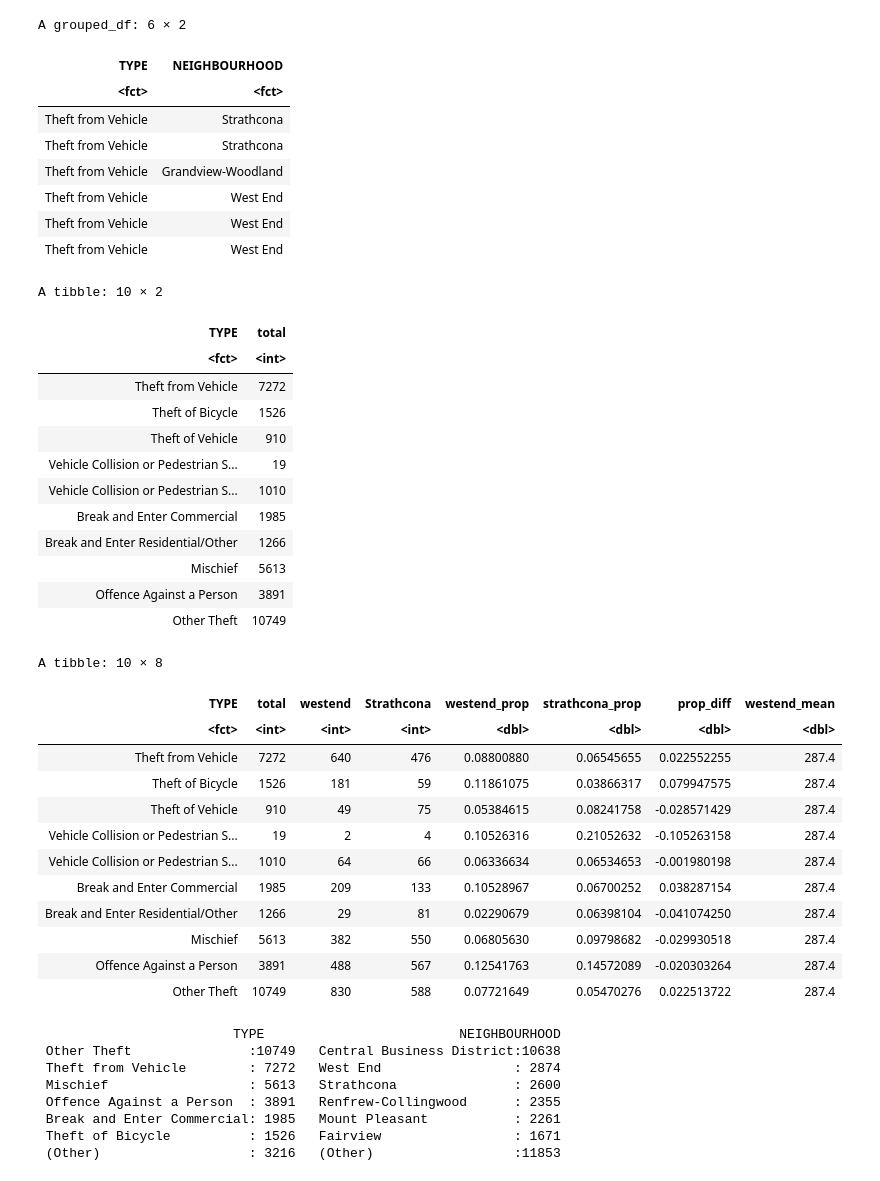
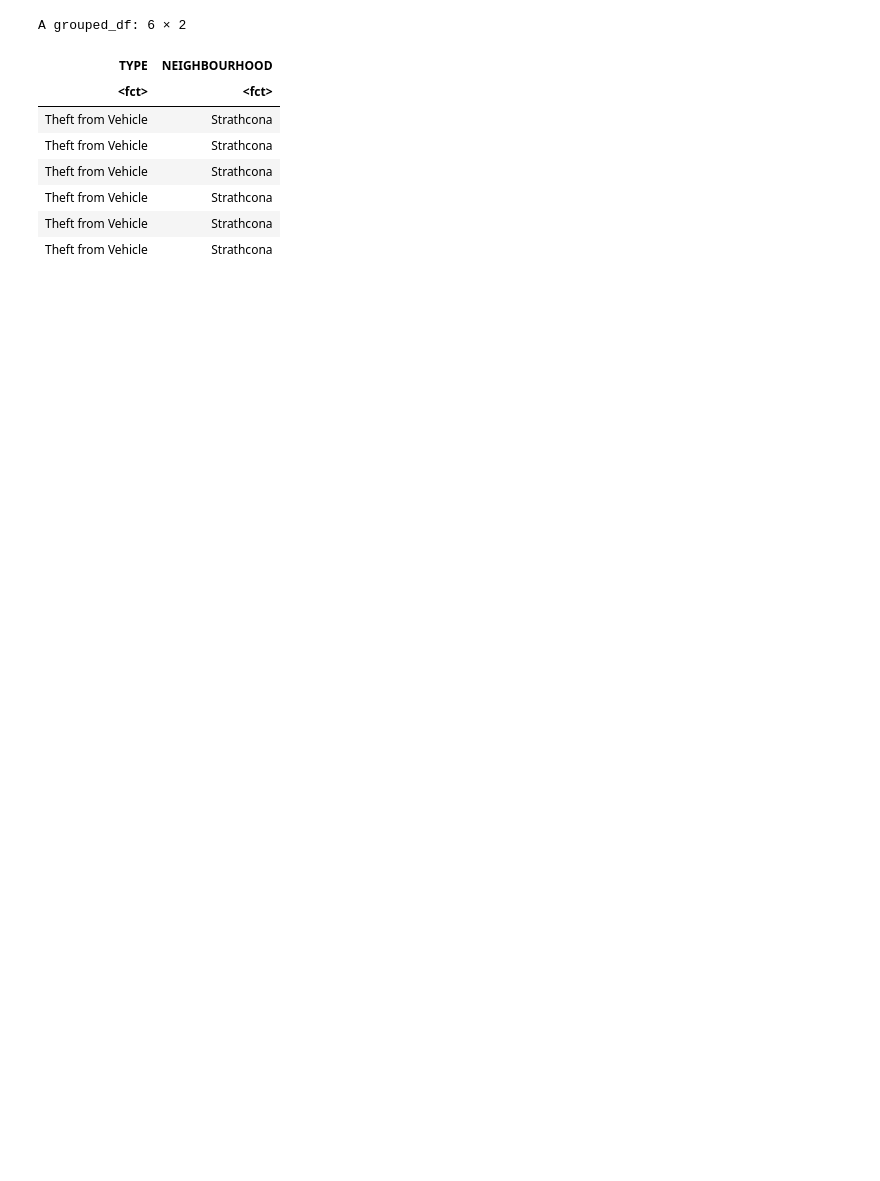
Before and after one commit to vkyaang/Stat201-project, a Jupyter notebook: project.ipynb, the cells around one changed output. Saved outputs shown, nothing was run; the diff lists cells and outputs as text; code cells hidden in the pictures; blank space fills up the shorter version.

```diff
--- a/project.ipynb
+++ b/project.ipynb
@@ -25,5 +9,5 @@ The following object is masked from ‘package:dplyr’:
 # %%
-crime_data <- read_csv('crimedata_csv_AllNeighbourhoods_2022.csv') %>%
+crime_data <- read_csv('crimedata_csv_AllNeighbourhoods_AllYears.csv') %>%
     mutate(TYPE = as_factor(TYPE),
           NEIGHBOURHOOD = as_factor(NEIGHBOURHOOD)) %>%
     drop_na()
@@ -74,80 +33,40 @@ A tibble: 2 × 3
 # %%
 # select crime_data with only chosen neighborhood and type
 crime_data_clean <- crime_data %>%
     drop_na() %>%
     select(TYPE, NEIGHBOURHOOD) %>%
     group_by(TYPE)
 
 
 head(crime_data_clean)
 
 crime_data_total <- crime_data_clean %>%
-    filter(TYPE !='Homicide') %>%
     summarise(total = n())
 
 
-west_end_n <- crime_data_clean %>%
-    filter(NEIGHBOURHOOD == 'West End') %>%
-    summarise(westend = n())
+mount_pleasant_n <- crime_data_clean %>%
+    filter(NEIGHBOURHOOD == 'Mount Pleasant') %>%
+    summarise(MountPleasent = n())
 
 strathcona_n <- crime_data_clean %>%
     filter(NEIGHBOURHOOD == 'Strathcona') %>%
-    filter(TYPE !='Homicide') %>%
     summarise(Strathcona = n())
 
 
 crime_data_sum <- crime_data_total %>%
-    inner_join(west_end_n, by = 'TYPE') %>%
+    inner_join(mount_pleasant_n, by = 'TYPE') %>%
     inner_join(strathcona_n, by = 'TYPE') %>%
-    mutate(westend_prop = westend/total) %>%
+    mutate(MountPleasent_prop = MountPleasent/total) %>%
     mutate(strathcona_prop = Strathcona/total) %>%
-    mutate(prop_diff = westend_prop - strathcona_prop) %>%
-    mutate(westend_mean = mean(westend))
-
-crime_data_total
-crime_data_sum
-summary(crime_data_clean)
+    mutate(prop_diff = MountPleasent_prop - strathcona_prop) %>%
+    mutate(MountPleasent_mean = mean(MountPleasent))
 # %% [output]
 A grouped_df: 6 × 2
 | TYPE | NEIGHBOURHOOD |
 | <fct> | <fct> |
 | Theft from Vehicle | Strathcona |
 | Theft from Vehicle | Strathcona |
-| Theft from Vehicle | Grandview-Woodland |
-| Theft from Vehicle | West End |
-| Theft from Vehicle | West End |
-| Theft from Vehicle | West End |
+| Theft from Vehicle | Strathcona |
+| Theft from Vehicle | Strathcona |
+| Theft from Vehicle | Strathcona |
+| Theft from Vehicle | Strathcona |
-A tibble: 10 × 2
-| TYPE | total |
-| <fct> | <int> |
-| Theft from Vehicle | 7272 |
-| Theft of Bicycle | 1526 |
-| Theft of Vehicle | 910 |
-| Vehicle Collision or Pedestrian S... | 19 |
-| Vehicle Collision or Pedestrian S... | 1010 |
-| Break and Enter Commercial | 1985 |
-| Break and Enter Residential/Other | 1266 |
-| Mischief | 5613 |
-| Offence Against a Person | 3891 |
-| Other Theft | 10749 |
-A tibble: 10 × 8
-| TYPE | total | westend | Strathcona | westend_prop | strathcona_prop | prop_diff | westend_mean |
-| <fct> | <int> | <int> | <int> | <dbl> | <dbl> | <dbl> | <dbl> |
-| Theft from Vehicle | 7272 | 640 | 476 | 0.08800880 | 0.06545655 | 0.022552255 | 287.4 |
-| Theft of Bicycle | 1526 | 181 | 59 | 0.11861075 | 0.03866317 | 0.079947575 | 287.4 |
-| Theft of Vehicle | 910 | 49 | 75 | 0.05384615 | 0.08241758 | -0.028571429 | 287.4 |
-| Vehicle Collision or Pedestrian S... | 19 | 2 | 4 | 0.10526316 | 0.21052632 | -0.105263158 | 287.4 |
-| Vehicle Collision or Pedestrian S... | 1010 | 64 | 66 | 0.06336634 | 0.06534653 | -0.001980198 | 287.4 |
-| Break and Enter Commercial | 1985 | 209 | 133 | 0.10528967 | 0.06700252 | 0.038287154 | 287.4 |
-| Break and Enter Residential/Other | 1266 | 29 | 81 | 0.02290679 | 0.06398104 | -0.041074250 | 287.4 |
-| Mischief | 5613 | 382 | 550 | 0.06805630 | 0.09798682 | -0.029930518 | 287.4 |
-| Offence Against a Person | 3891 | 488 | 567 | 0.12541763 | 0.14572089 | -0.020303264 | 287.4 |
-| Other Theft | 10749 | 830 | 588 | 0.07721649 | 0.05470276 | 0.022513722 | 287.4 |
-                         TYPE                         NEIGHBOURHOOD
- Other Theft               :10749   Central Business District:10638
- Theft from Vehicle        : 7272   West End                 : 2874
- Mischief                  : 5613   Strathcona               : 2600
- Offence Against a Person  : 3891   Renfrew-Collingwood      : 2355
- Break and Enter Commercial: 1985   Mount Pleasant           : 2261
- Theft of Bicycle          : 1526   Fairview                 : 1671
- (Other)                   : 3216   (Other)                  :11853
```
Also changed, not shown: parts of 12 cells of this notebook.
